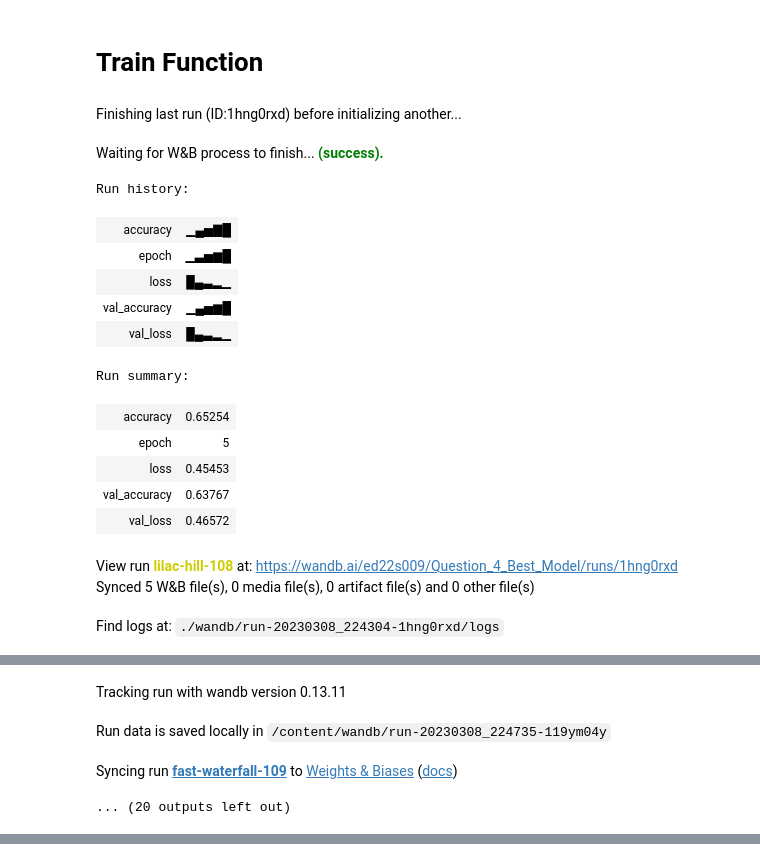
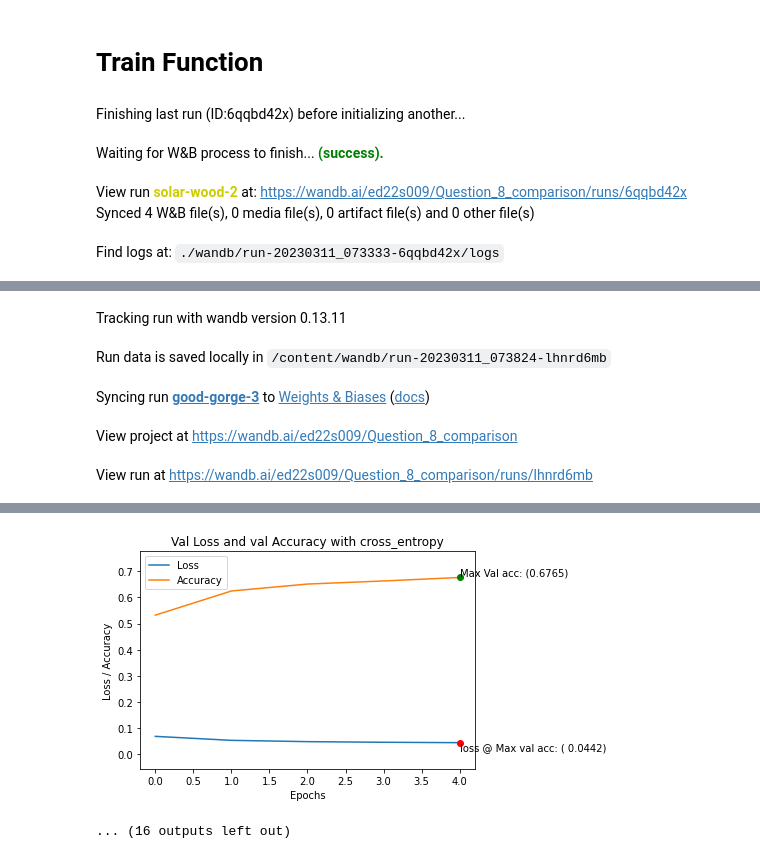
Before and after one commit to swapnilmn/Assignment_1-CS6910, a Jupyter notebook: Assignment_1_Question8.ipynb, the cells around one changed output, grey strips where cells are left out. Saved outputs shown, nothing was run; the diff lists cells and outputs as text; code cells hidden in the pictures.

```diff
--- a/Assignment_1_Question8.ipynb
+++ b/Assignment_1_Question8.ipynb
@@ -68,48 +63,50 @@ True
 # %% [markdown]
 # Train Function
 # %%
-wandb.init(project = 'Question_4_Best_Model')
-wandb.run.name = 'CE Loss'
+# model = FFNN(X_train, Y_train,
+#                   epochs = 2,
+#                   hidden_layer_count = 3,
+#                   hidden_layers =  [64, 64, 64],
+#                   learning_rate = 0.0001,
+#                   batch_size = 32,
+#                   activation='ReLU',
+#                   weight_init='random',
+#                   loss = 'cross_entropy',
+#                   weight_decay = 0.0005)
+# model.fit(X_train, Y_train, X_val, Y_val,algo= 'adam', a = 1, show_loss = True)
+# confusion_matrix = model.confusion_matrix(X_test, Y_test)
+# model.confo_matrixplot(confusion_matrix)
+
+wandb.init(project = 'Question_8_comparison', entity = 'ed22s009')
+wandb.run.name = 'cross_entropy Loss'
 model = FFNN(NN.X_train, NN.Y_train,
                   epochs = 5,
                   hidden_layer_count = 3,
                   hidden_layers =  [64, 64, 64],
                   learning_rate = 0.0001,
                   batch_size = 32,
-                  activation='Relu',
+                  activation='ReLU',
                   weight_init='random',
-                  loss = 'CE',
+                  loss = 'cross_entropy',
                   weight_decay = 0.0005)
-model.fit(NN.X_train, NN.Y_train, NN.X_val, NN.Y_val,algo= 'Adam', a = 1, show_loss = True)
+model.fit(NN.X_train, NN.Y_train, NN.X_val, NN.Y_val,algo= 'adam', a = 1, show_loss = True)
 
-wandb.init(project = 'Question_4_Best_Model')
-wandb.run.name = 'MSE Loss'
+wandb.init(project = 'Question_8_comparison', entity = 'ed22s009')
+wandb.run.name = 'mean_squared_error Loss'
 model = FFNN(NN.X_train, NN.Y_train,
                   epochs = 5,
                   hidden_layer_count = 3,
                   hidden_layers =  [64, 64, 64],
                   learning_rate = 0.0001,
                   batch_size = 32,
-                  activation='Relu',
+                  activation='ReLU',
                   weight_init='random',
-                  loss = 'MSE',
+                  loss = 'mean_squared_error',
                   weight_decay = 0.0005)
-model.fit(NN.X_train, NN.Y_train, NN.X_val, NN.Y_val,algo= 'Adam', a = 1, show_loss = True)
+model.fit(NN.X_train, NN.Y_train, NN.X_val, NN.Y_val,algo= 'adam', a = 1, show_loss = True)
 # %% [output]
-Finishing last run (ID:1hng0rxd) before initializing another...
+Finishing last run (ID:6qqbd42x) before initializing another...
 Waiting for W&B process to finish... (success).
-Run history:
-| accuracy | ▁▄▅▇█ |
-| epoch | ▁▃▅▆█ |
-| loss | █▄▃▂▁ |
-| val_accuracy | ▁▄▅▆█ |
-| val_loss | █▄▃▂▁ |
-Run summary:
-| accuracy | 0.65254 |
-| epoch | 5 |
-| loss | 0.45453 |
-| val_accuracy | 0.63767 |
-| val_loss | 0.46572 |
-View run lilac-hill-108 at: https://wandb.ai/ed22s009/Question_4_Best_Model/runs/1hng0rxd
-Synced 5 W&B file(s), 0 media file(s), 0 artifact file(s) and 0 other file(s)
+View run solar-wood-2 at: https://wandb.ai/ed22s009/Question_8_comparison/runs/6qqbd42x
+Synced 4 W&B file(s), 0 media file(s), 0 artifact file(s) and 0 other file(s)
-Find logs at: ./wandb/run-20230308_224304-1hng0rxd/logs
+Find logs at: ./wandb/run-20230311_073333-6qqbd42x/logs
@@ -117,4 +114,5 @@ Successfully finished last run (ID:1hng0rxd). Initializing new run:
 Tracking run with wandb version 0.13.11
-Run data is saved locally in /content/wandb/run-20230308_224735-119ym04y
+Run data is saved locally in /content/wandb/run-20230311_073824-lhnrd6mb
-Syncing run fast-waterfall-109 to Weights & Biases (docs)
+Syncing run good-gorge-3 to Weights & Biases (docs)
-... (20 outputs left out)
+View project at https://wandb.ai/ed22s009/Question_8_comparison
+View run at https://wandb.ai/ed22s009/Question_8_comparison/runs/lhnrd6mb
@@ -120,0 +121,2 @@ Syncing run fast-waterfall-109 to Weights & Biases (docs)
+[figure, added]
+... (16 outputs left out)
```
Also changed, not shown: parts of 2 cells of this notebook.
